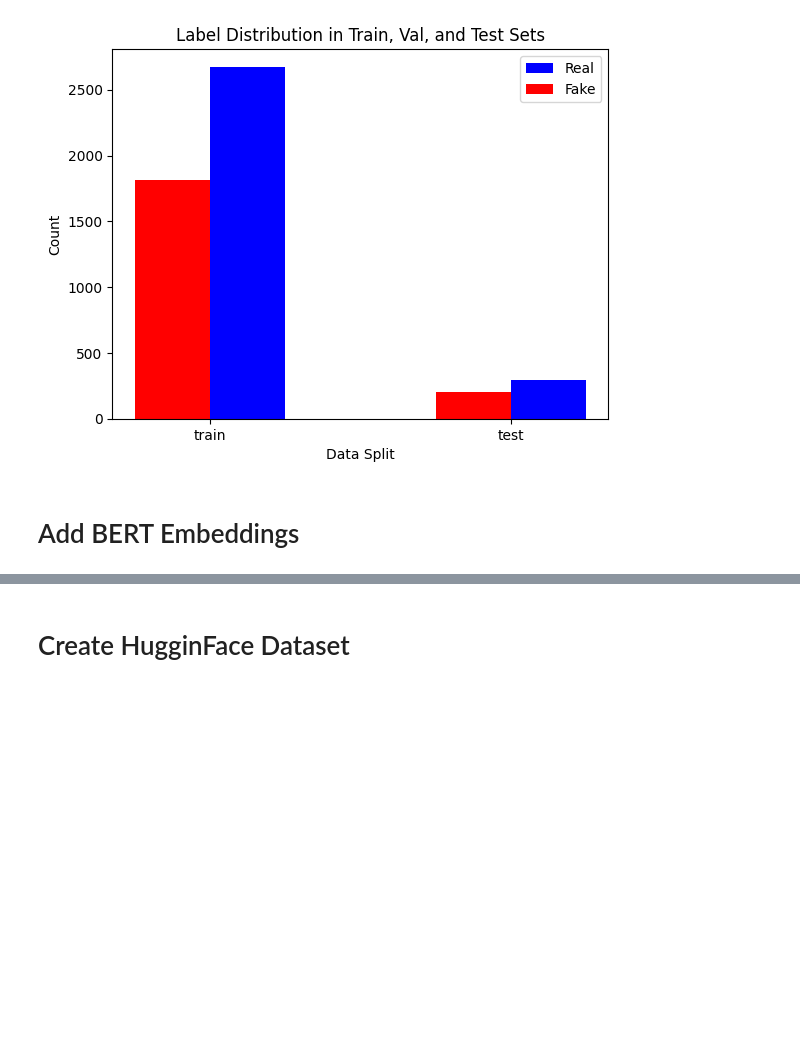
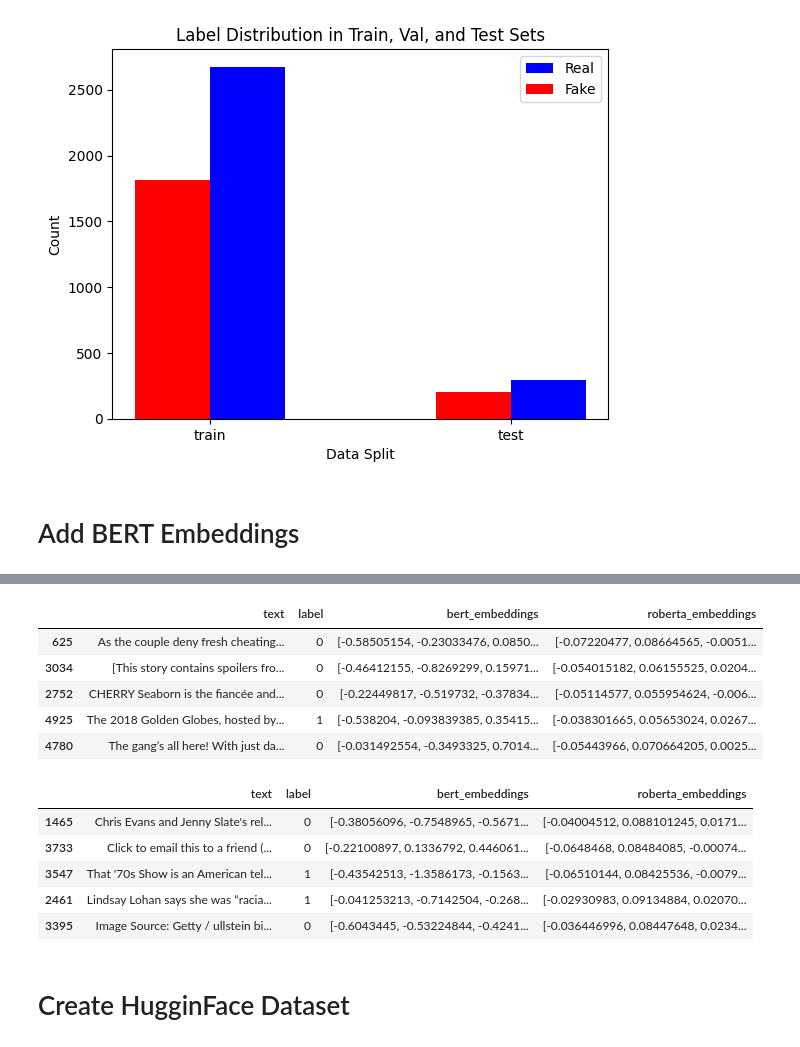
Before and after one commit to LittleFish-Coder/GemGNN, a Jupyter notebook: dataset/KDD2020/preprocess_dataset.ipynb, the cells around one changed output, grey strips where cells are left out. Cells and saved outputs as stored; diff of their text form; code cells hidden in the pictures; blank space fills up the shorter version.

Commit message:
update with bert and roberta embeddings

```diff
--- a/dataset/KDD2020/preprocess_dataset.ipynb
+++ b/dataset/KDD2020/preprocess_dataset.ipynb
@@ -240,0 +217,33 @@ print(test_df.head())
+# %%
+import torch
+
+device = 'cuda' if torch.cuda.is_available() else 'cpu'
+# %%
+from transformers import AutoTokenizer, AutoModel
+
+roberta_tokenizer = AutoTokenizer.from_pretrained("roberta-base", clean_up_tokenization_spaces=True)
+roberta_model = AutoModel.from_pretrained("roberta-base").to(device)
+# %%
+def generate_roberta_embeddings(text):
+    # Tokenize the input text
+    inputs = roberta_tokenizer(text, return_tensors='pt', padding=True, truncation=True, max_length=512).to(device)
+
+    # Get the RoBERTa embeddings
+    with torch.no_grad():
+        outputs = roberta_model(**inputs)
+
+    # get the cls token embedding
+    embeddings = outputs.last_hidden_state[:, 0, :].cpu().numpy()   # (1, 768)
+
+    # flatten the embeddings
+    embeddings = embeddings.flatten()   # (768,)
+
+    return embeddings
+# %%
+# Generate RoBERTa embeddings for each row of text in the DataFrame
+train_df['roberta_embeddings'] = train_df['text'].apply(generate_roberta_embeddings)
+test_df['roberta_embeddings'] = test_df['text'].apply(generate_roberta_embeddings)
+
+# display the embeddings
+print(train_df['roberta_embeddings'].head())
+print(test_df['roberta_embeddings'].head())
@@ -241,3 +263,19 @@ print(test_df.head())
+# %%
+display(train_df.head())
+display(test_df.head())
+# %% [output]
+|  | text | label | bert_embeddings | roberta_embeddings |
+| 625 | As the couple deny fresh cheating... | 0 | [-0.58505154, -0.23033476, 0.0850... | [-0.07220477, 0.08664565, -0.0051... |
+| 3034 | [This story contains spoilers fro... | 0 | [-0.46412155, -0.8269299, 0.15971... | [-0.054015182, 0.06155525, 0.0204... |
+| 2752 | CHERRY Seaborn is the fiancée and... | 0 | [-0.22449817, -0.519732, -0.37834... | [-0.05114577, 0.055954624, -0.006... |
+| 4925 | The 2018 Golden Globes, hosted by... | 1 | [-0.538204, -0.093839385, 0.35415... | [-0.038301665, 0.05653024, 0.0267... |
+| 4780 | The gang’s all here! With just da... | 0 | [-0.031492554, -0.3493325, 0.7014... | [-0.05443966, 0.070664205, 0.0025... |
+|  | text | label | bert_embeddings | roberta_embeddings |
+| 1465 | Chris Evans and Jenny Slate's rel... | 0 | [-0.38056096, -0.7548965, -0.5671... | [-0.04004512, 0.088101245, 0.0171... |
+| 3733 | Click to email this to a friend (... | 0 | [-0.22100897, 0.1336792, 0.446061... | [-0.0648468, 0.08484085, -0.00074... |
+| 3547 | That '70s Show is an American tel... | 1 | [-0.43542513, -1.3586173, -0.1563... | [-0.06510144, 0.08425536, -0.0079... |
+| 2461 | Lindsay Lohan says she was “racia... | 1 | [-0.041253213, -0.7142504, -0.268... | [-0.02930983, 0.09134884, 0.02070... |
+| 3395 | Image Source: Getty / ullstein bi... | 0 | [-0.6043445, -0.53224844, -0.4241... | [-0.036446996, 0.08447648, 0.0234... |
 # %% [markdown]
 # Create HugginFace Dataset
 # %%
```
Also changed, not shown: parts of 7 cells of this notebook, 5 other files.
